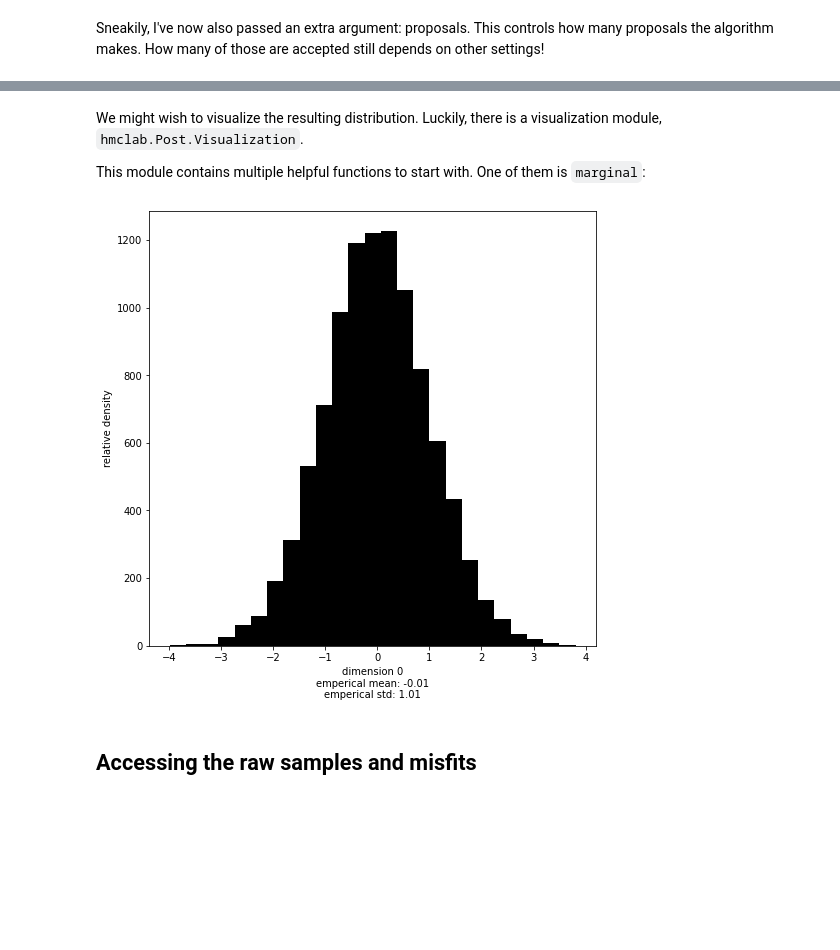
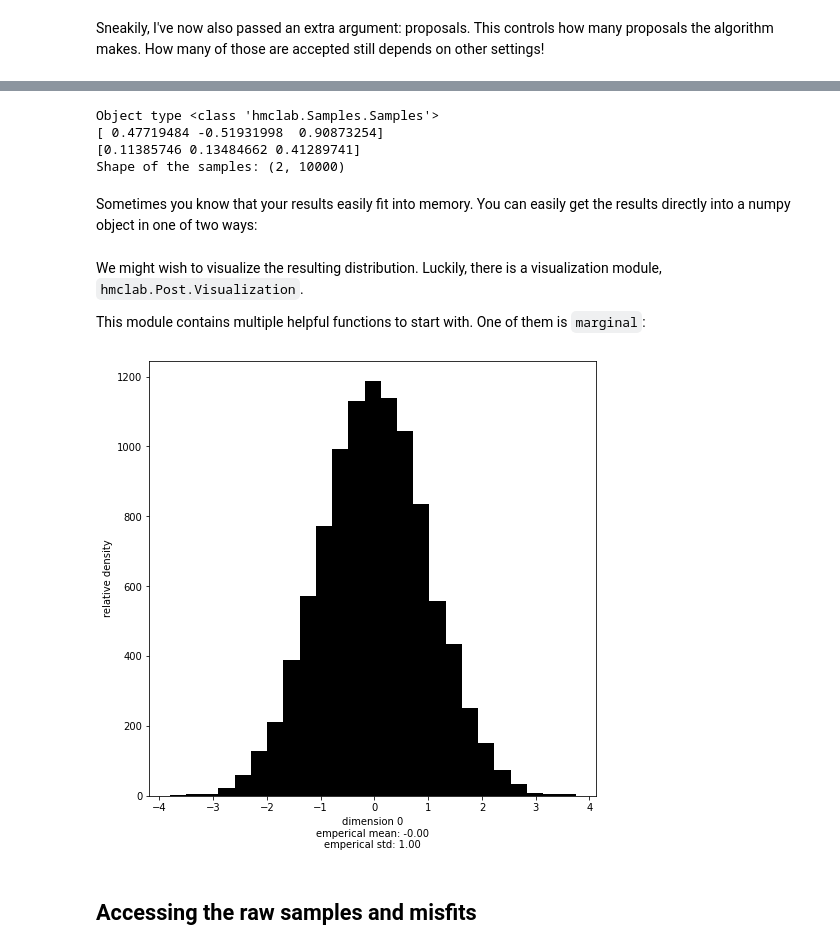
Before and after one commit to larsgeb/hmclab, a Jupyter notebook: docs-source/source/notebooks/tutorials/0 - Getting started.ipynb, the cells around one changed output, grey strips where cells are left out. Drawn from its saved outputs; the diff is of its cells as text; code cells hidden in the pictures; blank space fills up the shorter version.

```diff
--- a/docs-source/source/notebooks/tutorials/0 - Getting started.ipynb
+++ b/docs-source/source/notebooks/tutorials/0 - Getting started.ipynb
@@ -131,14 +109,48 @@ stepsize                       0.1
+# %%
+with hmclab.Samples("bin_samples/tutorial_0_standard_normal.h5") as samples:
+
+    # Show the object type
+    print(f"Object type {type(samples)}")
+
+    # Load the first model parameter, samples 0 through 3
+    print(samples[0, 0:3])
+
+    # Load misfits 0 through 3
+    print(samples[1, 0:3])
+
+    # Load everything into a numpy object
+    # (this might take a lot of memory for high dimensional results)
+    samples_numpy = samples.numpy
+    print(f"Shape of the samples: {samples_numpy.shape}")
+# %% [output]
+Object type <class 'hmclab.Samples.Samples'>
+[ 0.47719484 -0.51931998  0.90873254]
+[0.11385746 0.13484662 0.41289741]
+Shape of the samples: (2, 10000)
+# %% [markdown]
+Sometimes you know that your results easily fit into memory. You can easily get the results directly into a numpy object in one of two ways:
+# %%
+samples_numpy_method_1 = hmc_instance.load_results()
+
+samples = hmclab.Samples("bin_samples/tutorial_0_standard_normal.h5")
+samples_numpy_method_2 = samples.numpy
+# NOTE: The samples object is closed after getting .numpy,
+# as the HDF5 should be closed after usage. To use it more than
+# once, use a context manager.
+
+assert numpy.allclose(samples_numpy_method_1, samples_numpy_method_2)
 # %% [markdown]
 We might wish to visualize the resulting distribution. Luckily, there is a visualization module, `hmclab.Post.Visualization`.
 
 This module contains multiple helpful functions to start with. One of them is `marginal`:
 # %%
-with hmclab.Samples("bin/01/tutorial_01_standard_normal.h5") as samples:
+# This works with both `Samples` objects and numpy arrays.
+with hmclab.Samples("bin_samples/tutorial_0_standard_normal.h5") as samples:
     hmclab.Visualization.marginal(
-        samples, 0, bins=25  # Note that dimensions are zero indexed
+        samples, dimension=0, bins=25  # Note that dimensions are zero indexed
     )
 # %% [output]
-[figure, old version]
+[figure, new version]
 # %% [markdown]
 ## Accessing the raw samples and misfits
 # %% [markdown]
```
Also changed, not shown: parts of 21 cells of this notebook, 31 other files.
